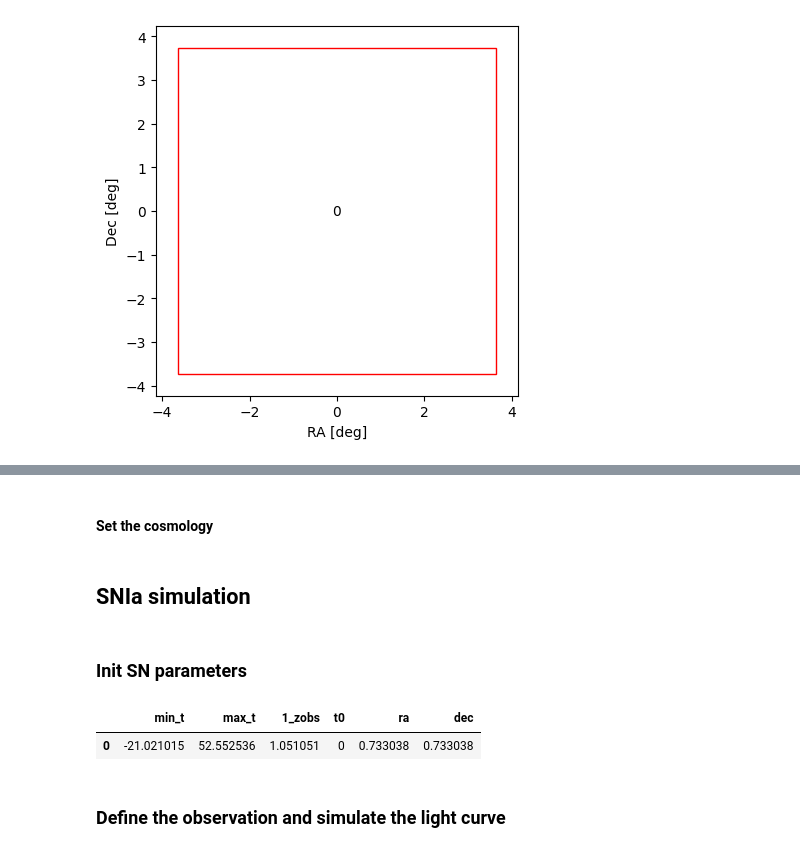
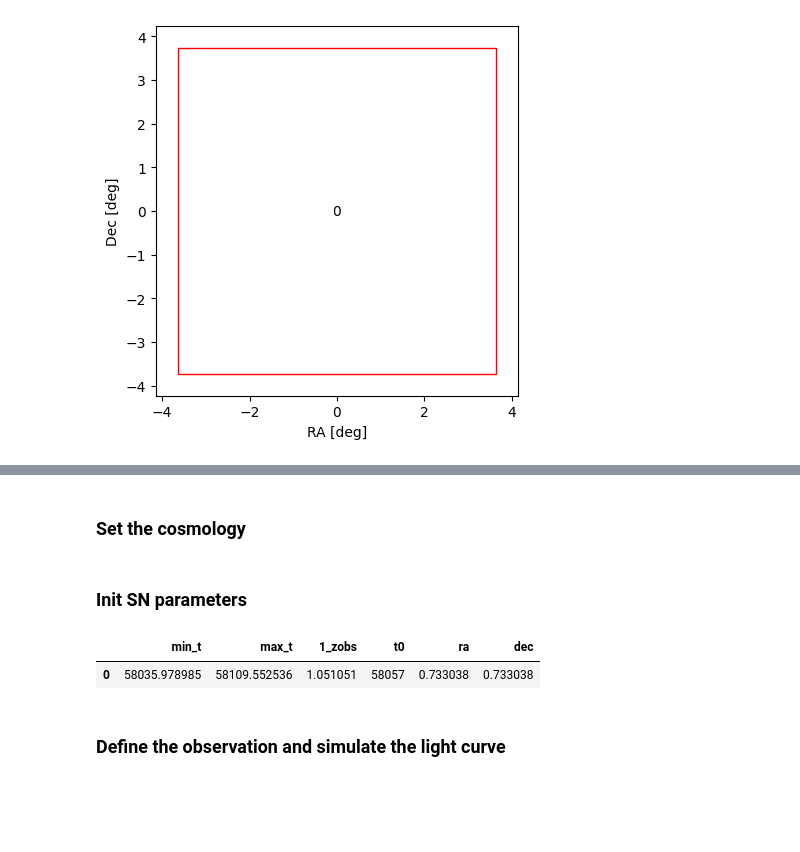
Before and after one commit to bastiencarreres/snsim, a Jupyter notebook: Examples/SNSim_one_SN_LC_simulation.ipynb, the cells around one changed output, grey strips where cells are left out. Saved outputs shown, nothing was run; the diff lists cells and outputs as text; code cells hidden in the pictures; blank space fills up the shorter version.

```diff
--- a/Examples/SNSim_one_SN_LC_simulation.ipynb
+++ b/Examples/SNSim_one_SN_LC_simulation.ipynb
@@ -44,12 +46,10 @@ survey.show_map()
 # %% [markdown]
-#### Set the cosmology
+### Set the cosmology
 # %%
 
 # Set the cosmology (astropy.cosmology object)
 cosmology = {'name': 'planck18'}
 cosmo =  snsim.utils.set_cosmo(cosmology)
-# %% [markdown]
-## SNIa simulation
 # %% [markdown]
 ### Init SN parameters
 # %%
@@ -60,10 +60,10 @@ coords = np.radians([42, 42])
 #parameters of SNIa object
 sn_par = {'relation': 'SALTTripp',
           'zcos': zcos,
-          'z2cmb': 0.0,
+          'zpcmb': 0.0,
           'como_dist': cosmo.comoving_distance(zcos).value,
           'vpec': 300,
-          't0': 0,#simulated peak time of the event
+          't0': 58057,
           'ra': coords[0],
           'dec': coords[1],
           'mag_sct': 0.0,
@@ -84,22 +84,22 @@ SNIa = snsim.astrobj.SNIa(sn_source, sn_par)
 # %%
 #create a disctionary with parameter needed to define the observations of the SN
 #evaluate Z-obs and time range where we can observed the event in the rest frame
 #( [-20,50] phase respect to t_peak where Salt model is defined)
 dict_obs_par={}
-_1_zobs_ = (1 +sn_par['zcos']) * (1+sn_par['z2cmb'])*(1 + sn_par['vpec'] / C_LIGHT_KMS)
+_1_zobs_ = (1 +sn_par['zcos']) * (1+sn_par['zpcmb'])*(1 + sn_par['vpec'] / C_LIGHT_KMS)
 dict_obs_par['min_t'] = sn_par['t0'] -20 * _1_zobs_
 dict_obs_par['max_t'] = sn_par['t0'] + 50 * _1_zobs_
 dict_obs_par['1_zobs'] = _1_zobs_
 dict_obs_par['t0']=sn_par['t0']
 dict_obs_par['ra']=sn_par['ra']
 dict_obs_par['dec']=sn_par['dec']
 
 #convert it to a DataFrame
 obs_par=pd.DataFrame(dict_obs_par,index=[0])
 obs_par
 # %% [output]
 |  | min_t | max_t | 1_zobs | t0 | ra | dec |
-| 0 | -21.021015 | 52.552536 | 1.051051 | 0 | 0.733038 | 0.733038 |
+| 0 | 58035.978985 | 58109.552536 | 1.051051 | 58057 | 0.733038 | 0.733038 |
 # %% [markdown]
 ### Define the observation and simulate the light curve
 # %%
```
Also changed, not shown: parts of 10 cells of this notebook, 4 other files.
